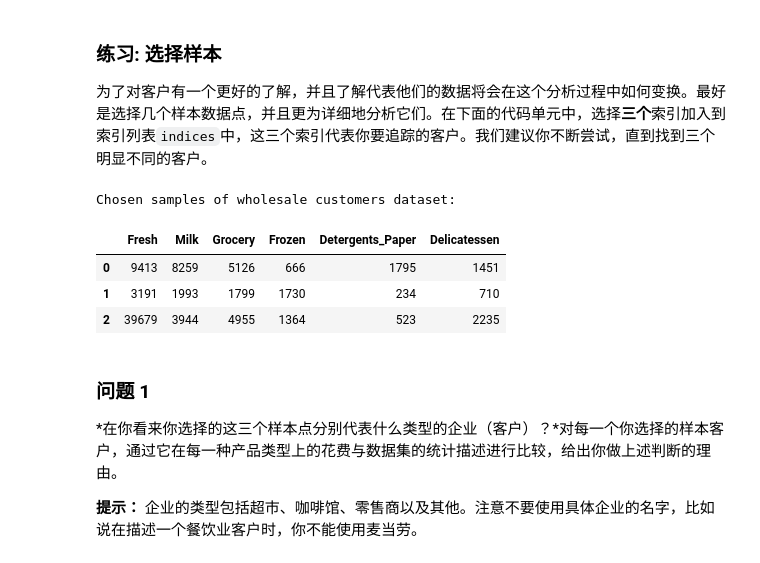
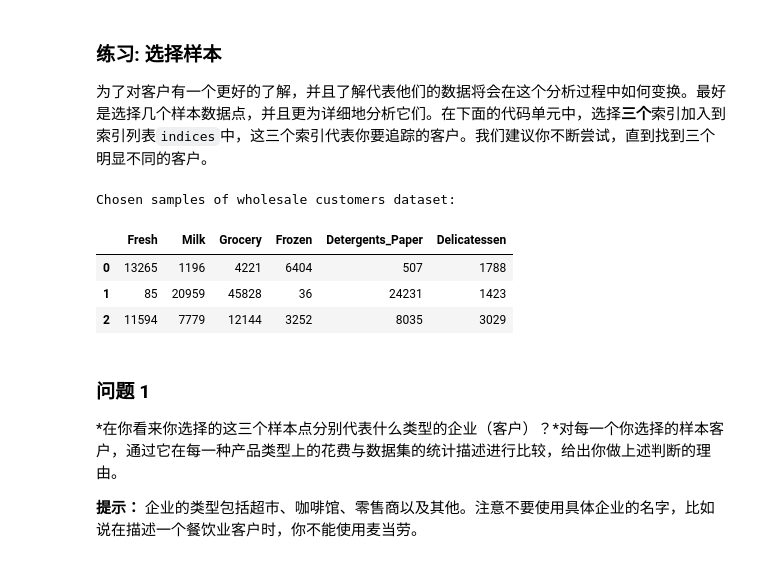
Before and after one commit to zhangpengGenedock/creating_customer_segments, a Jupyter notebook: customer_segments.ipynb, the cells around one changed output. Cells and saved outputs as stored; diff of their text form; code cells hidden in the pictures.

```diff
--- a/customer_segments.ipynb
+++ b/customer_segments.ipynb
@@ -63,18 +63,18 @@ display(data.describe())
 为了对客户有一个更好的了解，并且了解代表他们的数据将会在这个分析过程中如何变换。最好是选择几个样本数据点，并且更为详细地分析它们。在下面的代码单元中，选择**三个**索引加入到索引列表`indices`中，这三个索引代表你要追踪的客户。我们建议你不断尝试，直到找到三个明显不同的客户。
 # %%
 # TODO：从数据集中选择三个你希望抽样的数据点的索引
-indices = [5, 250, 370]
+indices = [3, 65, 100]
 
 # 为选择的样本建立一个DataFrame
 samples = pd.DataFrame(data.loc[indices], columns = data.keys()).reset_index(drop = True)
 print "Chosen samples of wholesale customers dataset:"
 display(samples)
 # %% [output]
 Chosen samples of wholesale customers dataset:
 |  | Fresh | Milk | Grocery | Frozen | Detergents_Paper | Delicatessen |
-| 0 | 9413 | 8259 | 5126 | 666 | 1795 | 1451 |
-| 1 | 3191 | 1993 | 1799 | 1730 | 234 | 710 |
-| 2 | 39679 | 3944 | 4955 | 1364 | 523 | 2235 |
+| 0 | 13265 | 1196 | 4221 | 6404 | 507 | 1788 |
+| 1 | 85 | 20959 | 45828 | 36 | 24231 | 1423 |
+| 2 | 11594 | 7779 | 12144 | 3252 | 8035 | 3029 |
 # %% [markdown]
 ### 问题 1
 *在你看来你选择的这三个样本点分别代表什么类型的企业（客户）？*对每一个你选择的样本客户，通过它在每一种产品类型上的花费与数据集的统计描述进行比较，给出你做上述判断的理由。
```
Also changed, not shown: parts of 36 cells of this notebook, 1 other file.
